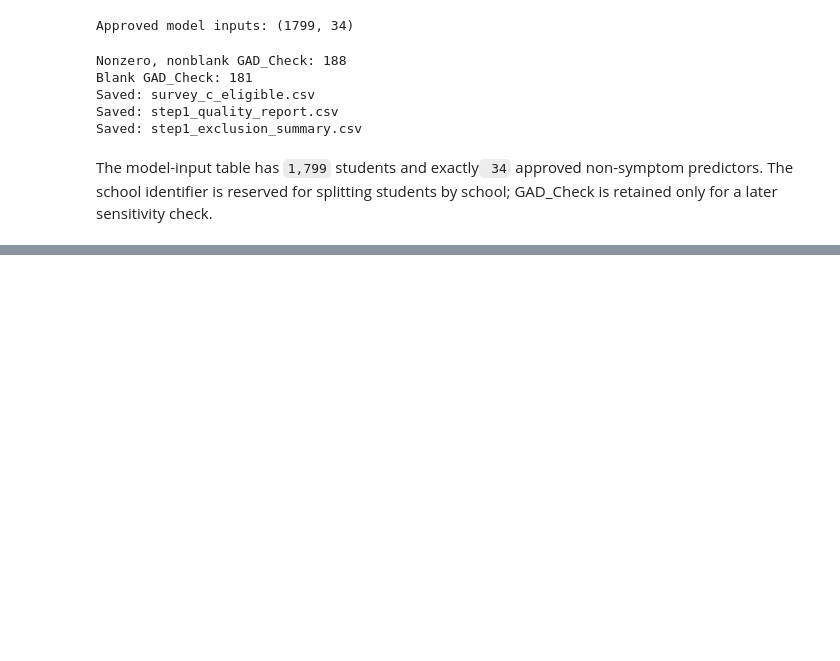
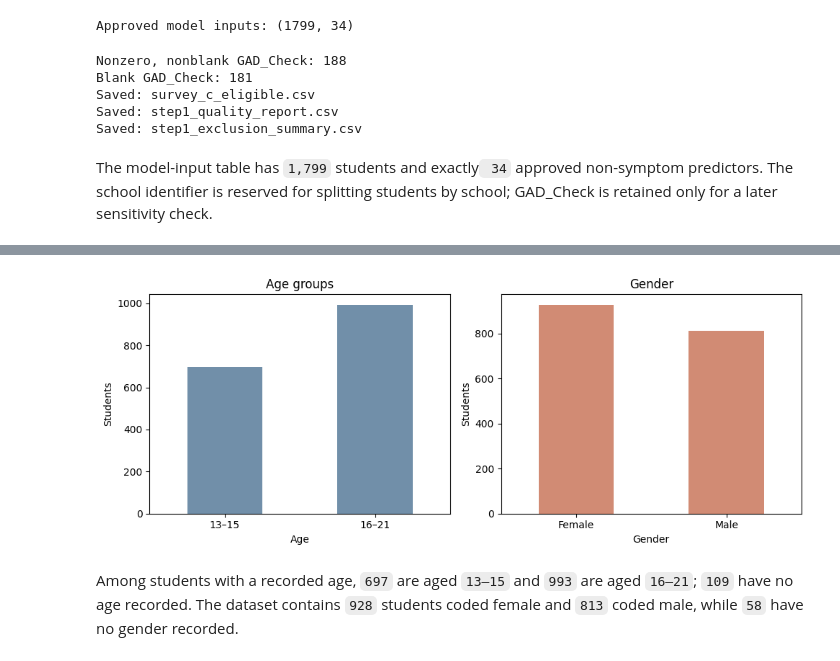
Before and after one commit to N-umwali/SchoolCare-Screening-Priority, a Jupyter notebook: student_screening.ipynb, the cells around one changed output, grey strips where cells are left out. Cells and saved outputs as stored; diff of their text form; code cells hidden in the pictures; blank space fills up the shorter version.

```diff
--- a/student_screening.ipynb
+++ b/student_screening.ipynb
@@ -278,0 +356,14 @@ The model-input table has `1,799` students and exactly` 34` approved non-symptom
+# %%
+age_groups = pd.cut(
+    eligible["Age"],
+    bins=[12, 15, 21],
+    labels=["13–15", "16–21"]
+)
+
+gender_labels = eligible["Gender"].map({1: "Female", 2: "Male"})
+
+print("Age groups, including missing age:")
+display(age_groups.value_counts(dropna=False).rename("students").to_frame())
+
+print("Gender, including missing gender:")
+display(gender_labels.value_counts(dropna=False).rename("students").to_frame())
@@ -278,0 +383,22 @@ The model-input table has `1,799` students and exactly` 34` approved non-symptom
+# %%
+fig, axes = plt.subplots(1, 2, figsize=(10, 4))
+
+age_groups.value_counts().reindex(["13–15", "16–21"]).plot.bar(
+    ax=axes[0], color="#718FA9", rot=0
+)
+axes[0].set_title("Age groups")
+axes[0].set_ylabel("Students")
+
+gender_labels.value_counts().reindex(["Female", "Male"]).plot.bar(
+    ax=axes[1], color="#D18B74", rot=0
+)
+axes[1].set_title("Gender")
+axes[1].set_ylabel("Students")
+
+plt.tight_layout()
+plt.savefig(FIGURES / "eda_age_gender.png", dpi=200, bbox_inches="tight")
+plt.show()
+# %% [output]
+[figure, added]
+# %% [markdown]
+Among students with a recorded age, `697` are aged `13–15` and `993` are aged `16–21`; `109` have no age recorded. The dataset contains `928` students coded female and `813` coded male, while `58` have no gender recorded.
```
Also changed, not shown: parts of 31 cells of this notebook.
